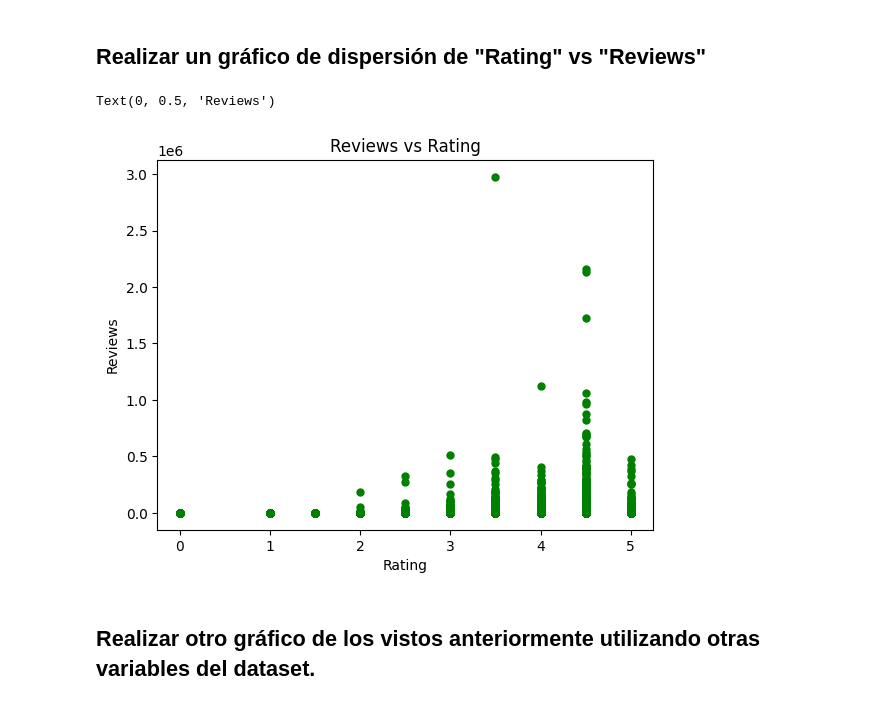
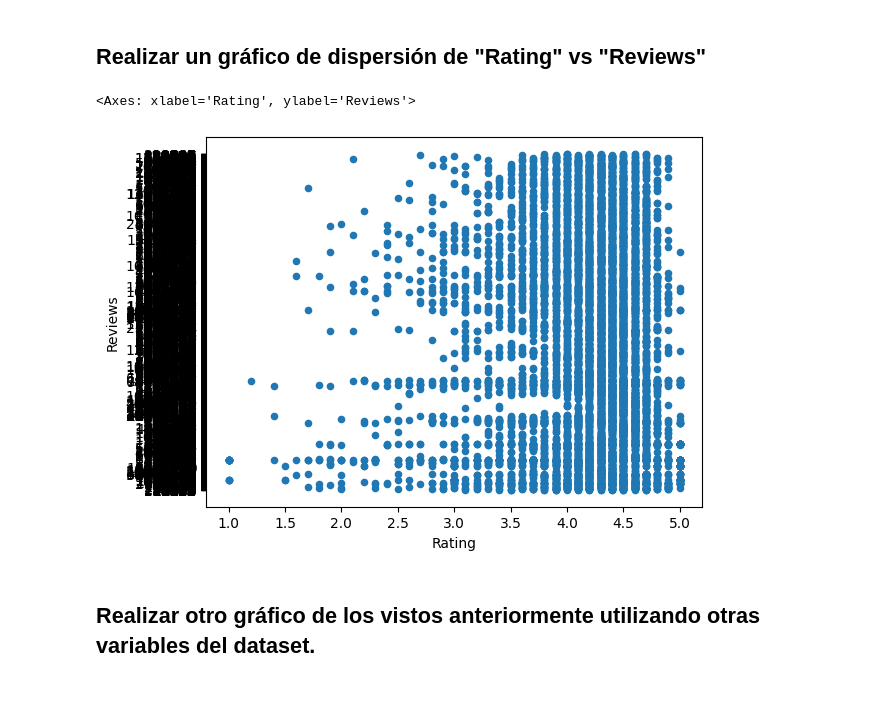
Before and after one commit to alu0101351773/PD_practicas, a Jupyter notebook: src/python/matplotlib_y_plotly.ipynb, the cells around one changed output. Saved outputs shown, nothing was run; the diff lists cells and outputs as text; code cells hidden in the pictures.

```diff
--- a/src/python/matplotlib_y_plotly.ipynb
+++ b/src/python/matplotlib_y_plotly.ipynb
@@ -55,26 +82,15 @@ Text(0, 0.5, 'Categoria')
 # %% [markdown]
 ## Realizar un gráfico de dispersión de "Rating" vs "Reviews"
-# %%
-# Obtener los valores de las columnas
-rating_values = dataset['Rating'].tolist()
-reviews_values = dataset['Reviews'].tolist()
-
-# Creación de la figura
-plt.scatter(
-    rating_values,
-    reviews_values,
-    c = 'green',
-    marker = '.',
-    s = 100
-)
-
-# Decoracion de la figura
-plt.title('Reviews vs Rating')
-plt.xlabel('Rating')
-plt.ylabel('Reviews')
-# %% [output]
-Text(0, 0.5, 'Reviews')
-[figure, removed]
+# %%
+# Obtener los valores de las columnas
+dataset.plot(
+    kind = 'scatter',
+    x = 'Rating',
+    y = 'Reviews'
+)
+# %% [output]
+<Axes: xlabel='Rating', ylabel='Reviews'>
+[figure, added]
 # %% [markdown]
 ## Realizar otro gráfico de los vistos anteriormente utilizando otras variables del dataset.
 # %%
```
Also changed, not shown: parts of 6 cells of this notebook, 2 other files.
